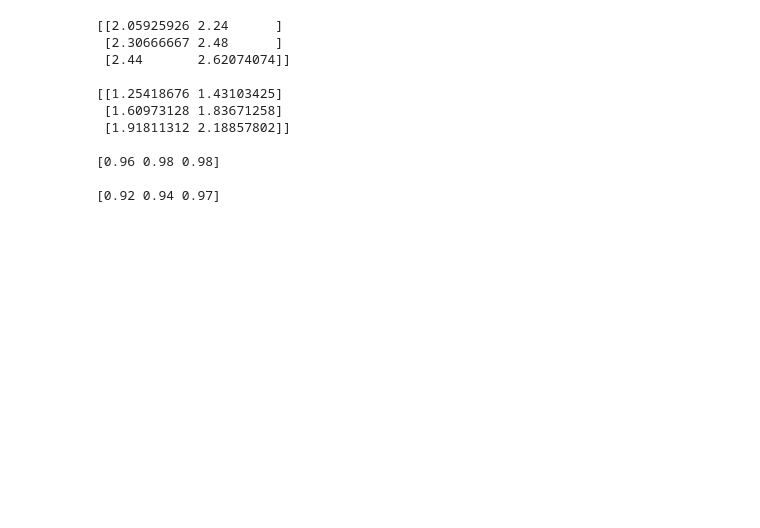
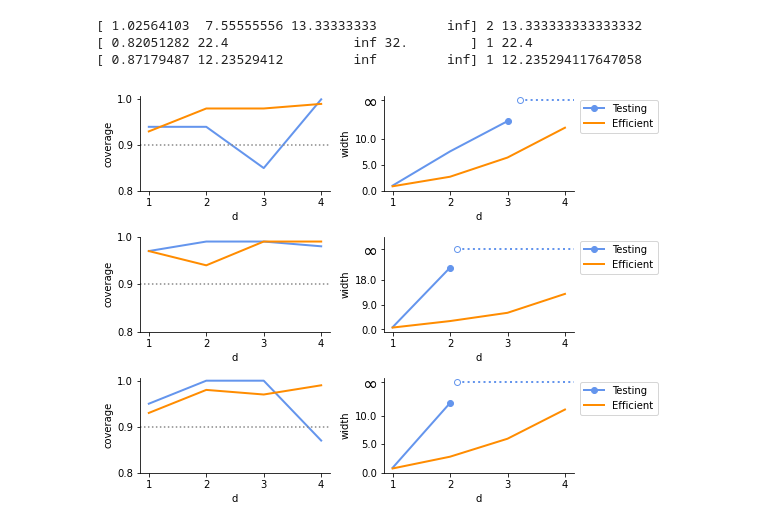
Before and after one commit to aangelopoulos/ppi_py, a Jupyter notebook: examples/baselines/eff_ppi_logistic_comparison.ipynb, the cells around one changed output. Cells and saved outputs as stored; diff of their text form; code cells hidden in the pictures; blank space fills up the shorter version.

Commit message:
[working comparison between testing + efficient algos]

```diff
--- a/examples/baselines/eff_ppi_logistic_comparison.ipynb
+++ b/examples/baselines/eff_ppi_logistic_comparison.ipynb
@@ -55,20 +58,57 @@ for i in tqdm(range(num_trials)):
 # %%
-print(sizes.mean(axis=0))
-print()
-print(eff_sizes.mean(axis=0))
-print()
-print(includeds.mean(axis=0))
-print()
-print(eff_includeds.mean(axis=0))
+eff_color = 'darkorange'
+test_color = 'cornflowerblue'
+linewidth=2
+
+fig, axs = plt.subplots(nrows=grid_sizes.shape[0], ncols=2, figsize=(8,2*grid_sizes.shape[0]))
+for gs in range(grid_sizes.shape[0]):
+    cvg_ax = axs[gs, 0]
+    sz_ax = axs[gs, 1]
+    cvg_ax.plot(ds, includeds[:,:,gs].mean(axis=0), color=test_color, linewidth=linewidth, label='Testing')
+    cvg_ax.plot(ds, eff_includeds[:,:,gs].mean(axis=0), color=eff_color, linewidth=linewidth, label='Efficient')
+    cvg_ax.axhline(y=1-alpha, linestyle='dotted', color='#888888')
+    cvg_ax.set_yticks([0.8, 0.9, 1])
+    median_sizes = np.median(sizes[:,:,gs], axis=0)
+    median_eff_sizes = np.median(eff_sizes[:,:,gs], axis=0)
+    if np.any(np.isinf(median_sizes)):
+        largest_finite_index_sizes = np.where(np.isinf(median_sizes))[0][0]-1
+    else:
+        largest_finite_index_sizes = -1
+    if np.any(np.isinf(median_eff_sizes)):
+        largest_finite_index_eff_sizes = np.where(np.isinf(median_eff_sizes))[0][0]-1
+    else:
+        largest_finite_index_eff_sizes = -1
+    max_y = max(median_sizes[largest_finite_index_sizes], median_eff_sizes[largest_finite_index_eff_sizes])
+    inf_line_y = 1.3 * max_y
+    if np.any(np.isinf(median_sizes)):
+        sz_line = sz_ax.plot(ds, median_sizes, color=test_color, linewidth=linewidth, markevery=[np.where(np.isinf(median_sizes))[0][0]-1], marker='o', label='Testing')
+        first_inf = np.where(np.isinf(median_sizes))[0][0]
+        first_inf_ax_coord = (first_inf - ds.min())/(ds.max() - ds.min()) + 0.05
+        sz_ax.axhline(y=inf_line_y, xmin=first_inf_ax_coord, linewidth=linewidth, color=sz_line[0].get_color(), markevery=[0], marker='o', markerfacecolor='white', linestyle='dotted')
+    else:
+        sz_line = sz_ax.plot(ds, median_sizes, color=test_color, linewidth=linewidth, label='Testing')
+
+    sz_ax.plot(ds, median_eff_sizes, color=eff_color, linewidth=linewidth, label='Efficient')
+    sz_ax.set_yticks([0.0, inf_line_y//3, 2*(inf_line_y//3)])
+
+    # Update yticks to include infinity symbol
+    current_yticks = sz_ax.get_yticks()
+    sz_ax.set_yticks(list(current_yticks) + [inf_line_y], list(map(str, current_yticks)) + ["$\infty$"])
+    # Modify the properties of the tick label at y = \infty
+    for label in sz_ax.get_yticklabels():
+        if label.get_text() == "$\infty$":  # or any other condition that identifies the desired tick label
+            label.set_fontsize(18)  # or any desired size
+
+    cvg_ax.set_xlabel('d')
+    cvg_ax.set_ylabel('coverage')
+    sz_ax.legend(bbox_to_anchor=(1.01, 1.01))
+    sz_ax.set_ylabel('width')
+    sz_ax.set_xlabel('d')
+    sns.despine(top=True, right=True)
+    plt.tight_layout()
+    plt.savefig('./plots/eff-comparison.pdf')
 # %% [output]
-[[2.05925926 2.24      ]
- [2.30666667 2.48      ]
- [2.44       2.62074074]]
-
-[[1.25418676 1.43103425]
- [1.60973128 1.83671258]
- [1.91811312 2.18857802]]
-
-[0.96 0.98 0.98]
-
-[0.92 0.94 0.97]
+[ 1.02564103  7.55555556 13.33333333         inf] 2 13.333333333333332
+[ 0.82051282 22.4                inf 32.        ] 1 22.4
+[ 0.87179487 12.23529412         inf         inf] 1 12.235294117647058
+[figure, added]
```
Also changed, not shown: parts of 3 cells of this notebook, 3 other files.
